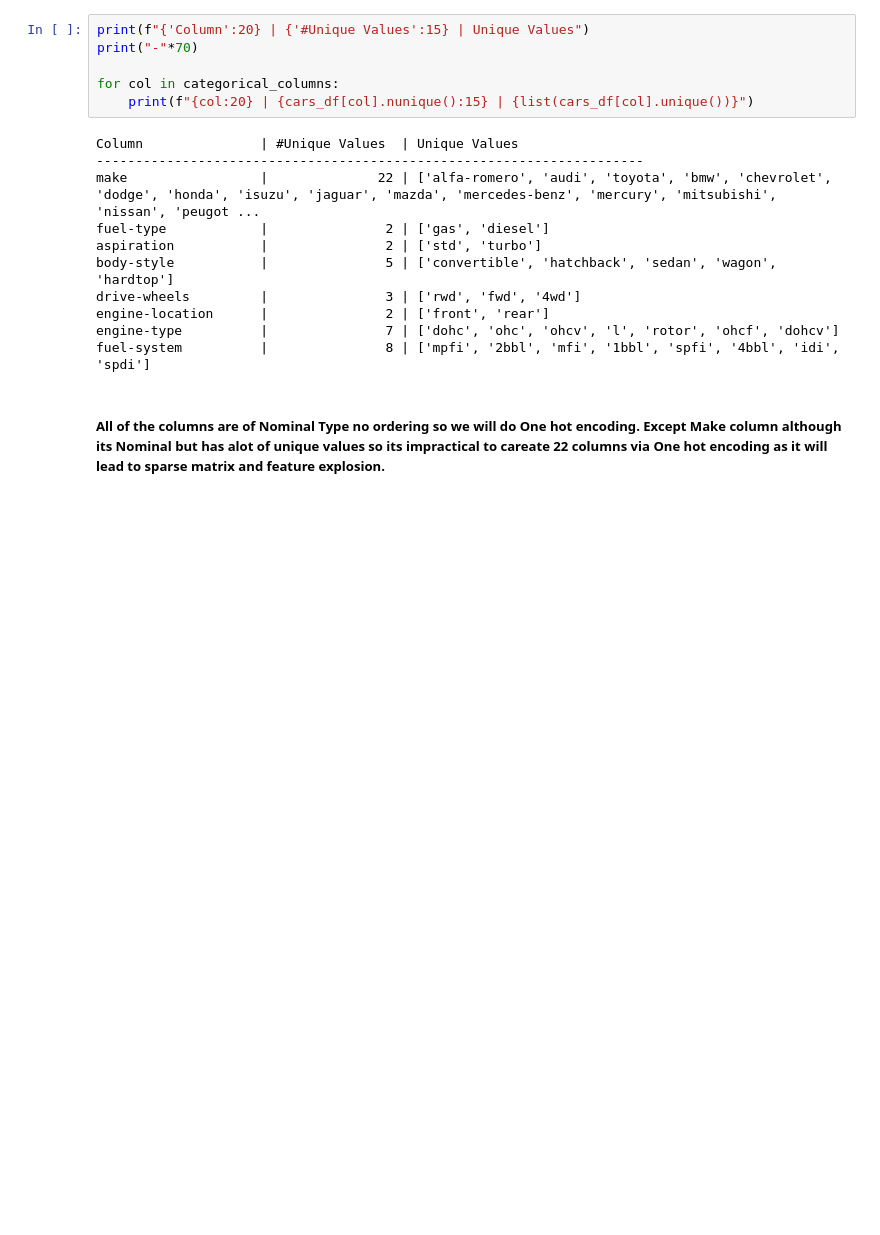
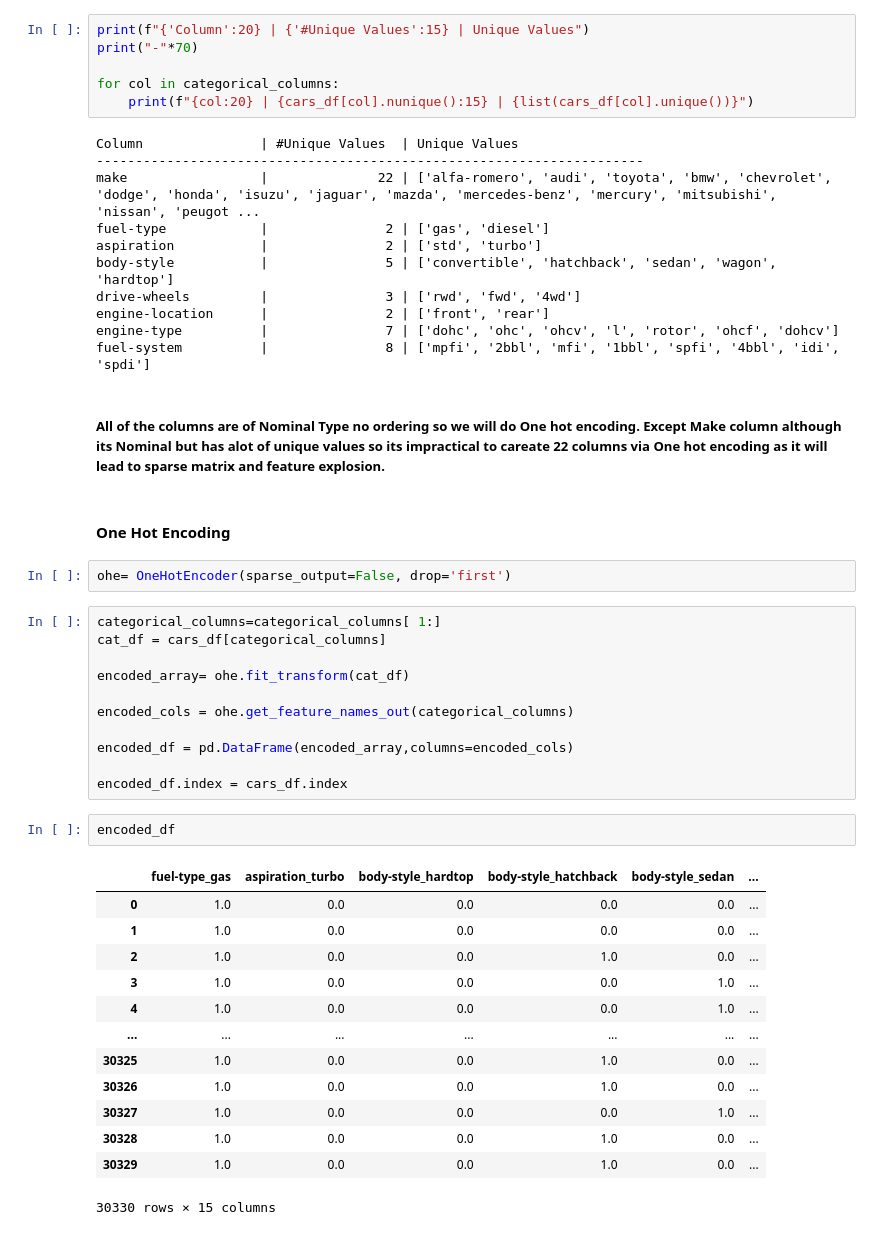
Before and after one commit to AbdulWahid026/ML_CarPricing, a Jupyter notebook: car_pricing.ipynb, the cells around one changed output. Saved outputs shown, nothing was run; the diff lists cells and outputs as text; blank space fills up the shorter version.

Commit message:
One Hot Encoding

```diff
--- a/car_pricing.ipynb
+++ b/car_pricing.ipynb
@@ -337,3 +338,34 @@ engine-type          |               7 | ['dohc', 'ohc', 'ohcv', 'l', 'rotor', '
 fuel-system          |               8 | ['mpfi', '2bbl', 'mfi', '1bbl', 'spfi', '4bbl', 'idi', 'spdi']
 # %% [markdown]
 ##### All of the columns are of Nominal Type no ordering so we will do One hot encoding. Except Make column although its Nominal but has alot of unique values so its impractical to careate 22 columns via One hot encoding as it will lead to sparse matrix and feature explosion.
+# %% [markdown]
+#### One Hot Encoding
+# %%
+ohe= OneHotEncoder(sparse_output=False, drop='first')
+# %%
+categorical_columns=categorical_columns[ 1:]
+cat_df = cars_df[categorical_columns]
+
+encoded_array= ohe.fit_transform(cat_df)
+
+encoded_cols = ohe.get_feature_names_out(categorical_columns)
+
+encoded_df = pd.DataFrame(encoded_array,columns=encoded_cols)
+
+encoded_df.index = cars_df.index
+# %%
+encoded_df
+# %% [output]
+|  | fuel-type_gas | aspiration_turbo | body-style_hardtop | body-style_hatchback | body-style_sedan | ... |
+| 0 | 1.0 | 0.0 | 0.0 | 0.0 | 0.0 | ... |
+| 1 | 1.0 | 0.0 | 0.0 | 0.0 | 0.0 | ... |
+| 2 | 1.0 | 0.0 | 0.0 | 1.0 | 0.0 | ... |
+| 3 | 1.0 | 0.0 | 0.0 | 0.0 | 1.0 | ... |
+| 4 | 1.0 | 0.0 | 0.0 | 0.0 | 1.0 | ... |
+| ... | ... | ... | ... | ... | ... | ... |
+| 30325 | 1.0 | 0.0 | 0.0 | 1.0 | 0.0 | ... |
+| 30326 | 1.0 | 0.0 | 0.0 | 1.0 | 0.0 | ... |
+| 30327 | 1.0 | 0.0 | 0.0 | 0.0 | 1.0 | ... |
+| 30328 | 1.0 | 0.0 | 0.0 | 1.0 | 0.0 | ... |
+| 30329 | 1.0 | 0.0 | 0.0 | 1.0 | 0.0 | ... |
+30330 rows × 15 columns
```
Also changed, not shown: parts of 3 cells of this notebook.
